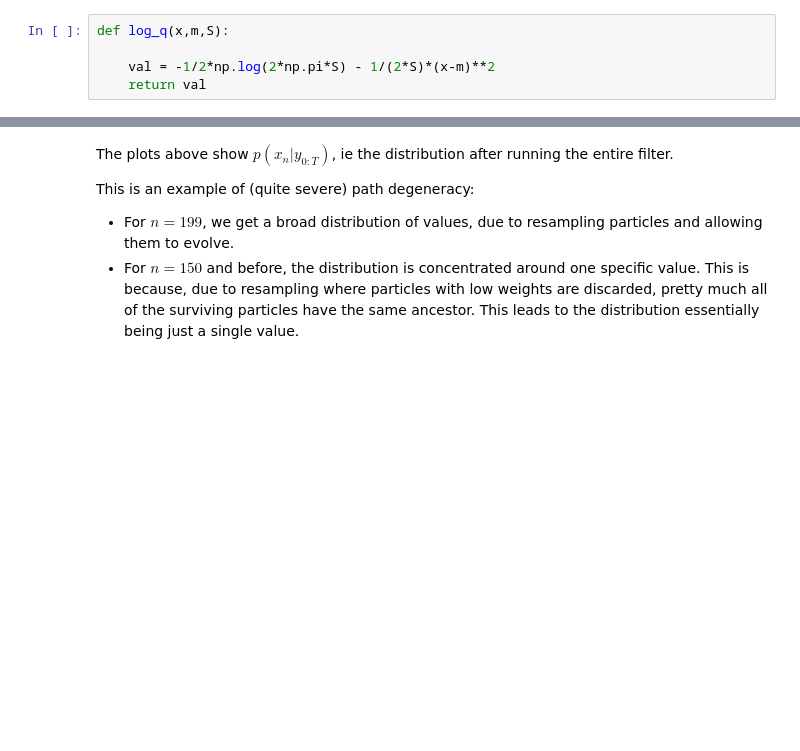
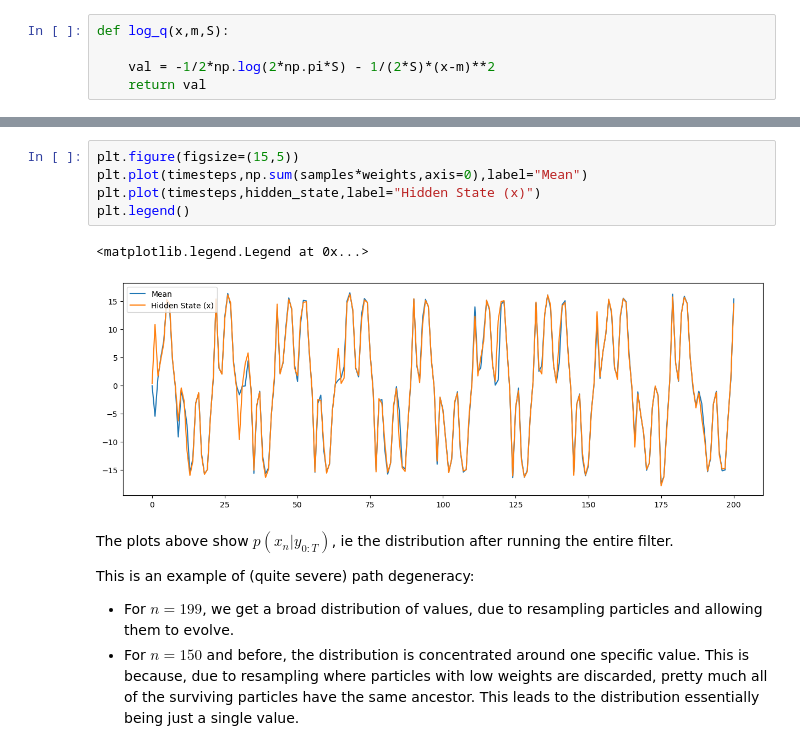
Before and after one commit to Gautam-Chauhan/Advanced-Simulation-Coursework, a Jupyter notebook: Q1.ipynb, the cells around one changed output, grey strips where cells are left out. Saved outputs shown, nothing was run; the diff lists cells and outputs as text; blank space fills up the shorter version.

```diff
--- a/Q1.ipynb
+++ b/Q1.ipynb
@@ -245,3 +210,11 @@ plt.hist(X[:,99],bins=25)
+# %%
+plt.figure(figsize=(15,5))
+plt.plot(timesteps,np.sum(samples*weights,axis=0),label="Mean")
+plt.plot(timesteps,hidden_state,label="Hidden State (x)")
+plt.legend()
+# %% [output]
+<matplotlib.legend.Legend at 0x...>
+[figure, added]
 # %% [markdown]
 The plots above show $p(x_n|y_{0:T})$, ie the distribution after running the entire filter.
 
```
Also changed, not shown: parts of 23 cells of this notebook.
